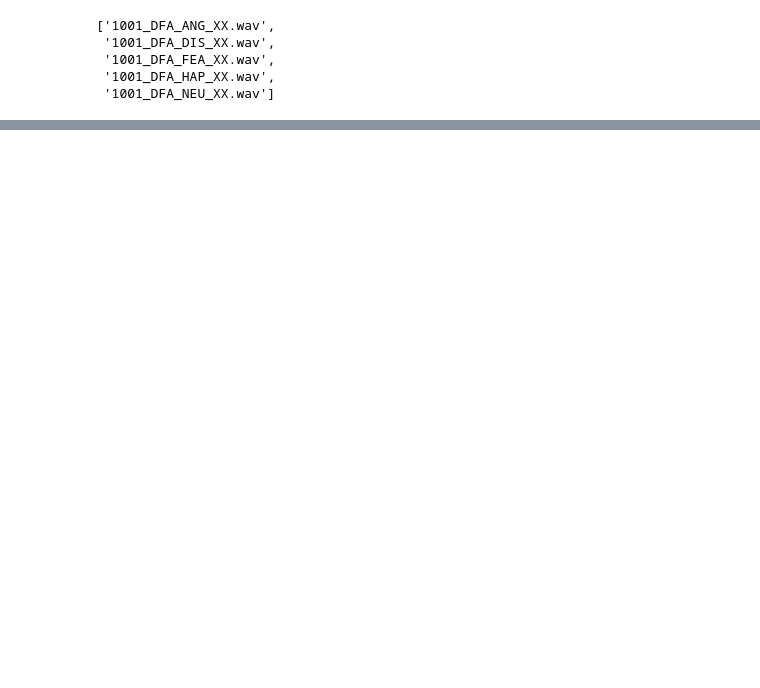
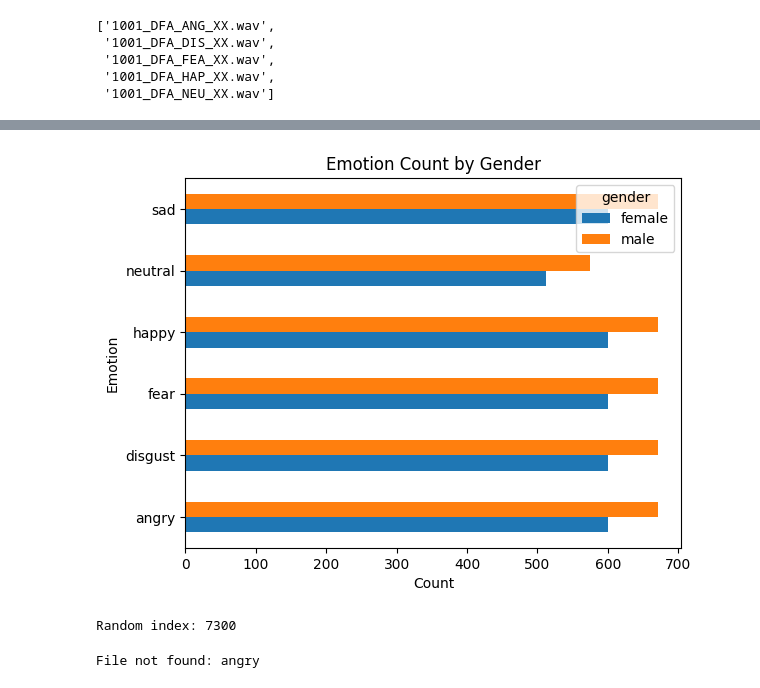
Before and after one commit to faridramyy/AI04-Grad, a Jupyter notebook: speechEmtionRecognitionusingCNN.ipynb, the cells around one changed output, grey strips where cells are left out. Cells and saved outputs as stored; diff of their text form; code cells hidden in the pictures; blank space fills up the shorter version.

Commit message:
audio model and preprocessing

```diff
--- a/speechEmtionRecognitionusingCNN.ipynb
+++ b/speechEmtionRecognitionusingCNN.ipynb
@@ -11,5 +19,5 @@ Crema = "C:\\Users\\dell\\Desktop\\graduation project\\AI04-Grad\\datasets\\CREM
 # %%
-dir_list= os.listdir(Crema)
+dir_list= os.listdir(CREMA )
 dir_list.sort()
 dir_list[:5]
 # %% [output]
@@ -19,6 +27,7 @@ dir_list[:5]
  '1001_DFA_HAP_XX.wav',
  '1001_DFA_NEU_XX.wav']
 # %%
+# Initialize lists to hold data
 emotionG = []
 gender = []
 emotionO = []
@@ -42,8 +51,9 @@ def get_emotion_crema(filename, ids=female_ids, dc=temp_dict):
   return (emotionG, emotionG1, emotionG2[1:])
 
 
+# Process each file in the directory
 for i in dir_list:
-  emotionG.append(get_emotion_crema(i)[0])
-  emotionO.append(get_emotion_crema(i)[1])
-  gender.append(get_emotion_crema(i)[2])
-  path.append(Crema + i)
+    emotionG.append(get_emotion_crema(i)[0])
+    emotionO.append(get_emotion_crema(i)[1])
+    gender.append(get_emotion_crema(i)[2])
+    path.append(os.path.join(CREMA, i))  # Correctly construct the full path
@@ -51,0 +60,7 @@ NameError: name 'CREMA' is not defined
+# %%
+# Create the DataFrame
+CREMA_df = pd.DataFrame(emotionG, columns=['emotionG_label'])
+CREMA_df['source'] = 'CREMA'
+CREMA_df = pd.concat([CREMA_df, pd.DataFrame(gender, columns=['gender'])], axis=1)
+CREMA_df = pd.concat([CREMA_df, pd.DataFrame(emotionO, columns=['emotion'])], axis=1)
+CREMA_df = pd.concat([CREMA_df, pd.DataFrame(path, columns=['path'])], axis=1)
@@ -51,0 +85,3 @@ NameError: name 'CREMA' is not defined
+# %%
+CREMA_df_summary = CREMA_df.pivot_table(index='emotion', columns='gender', aggfunc=len, values = 'source')
+CREMA_df_summary
@@ -51,0 +97,8 @@ NameError: name 'CREMA' is not defined
+# %%
+CREMA_df_summary.plot(kind='barh')
+plt.title("Emotion Count by Gender")
+plt.xlabel("Count")
+plt.ylabel("Emotion")
+plt.show()
+# %% [output]
+[figure, added]
@@ -51,0 +110,9 @@ NameError: name 'CREMA' is not defined
+# %%
+# Choose a random file
+rnd = np.random.randint(0, n_files)
+print(f"Random index: {rnd}")
+
+# Get the info from the DataFrame
+info = CREMA_df.iloc[rnd].values
+# %% [output]
+Random index: 7300
@@ -51,0 +122,18 @@ NameError: name 'CREMA' is not defined
+# %%
+# Check if the file exists before loading
+if os.path.exists(file_name):
+    # Load the audio file
+    data, sampling_rate = librosa.load(file_name, sr=44100)
+
+    # Plot the waveform
+    plt.figure(figsize=(15, 5))
+    title_txt = f'{info[2]} voice - {file_name} emotion - [{os.path.basename(file_name)}]'
+    plt.title(title_txt.upper(), size=16)
+    librosa.display.waveshow(data, sr=sampling_rate)
+
+    # Play the audio
+    ipd.display(ipd.Audio(file_name))
+else:
+    print(f"File not found: {file_name}")
+# %% [output]
+File not found: angry
```
Also changed, not shown: parts of 14 cells of this notebook, 3 other files.
